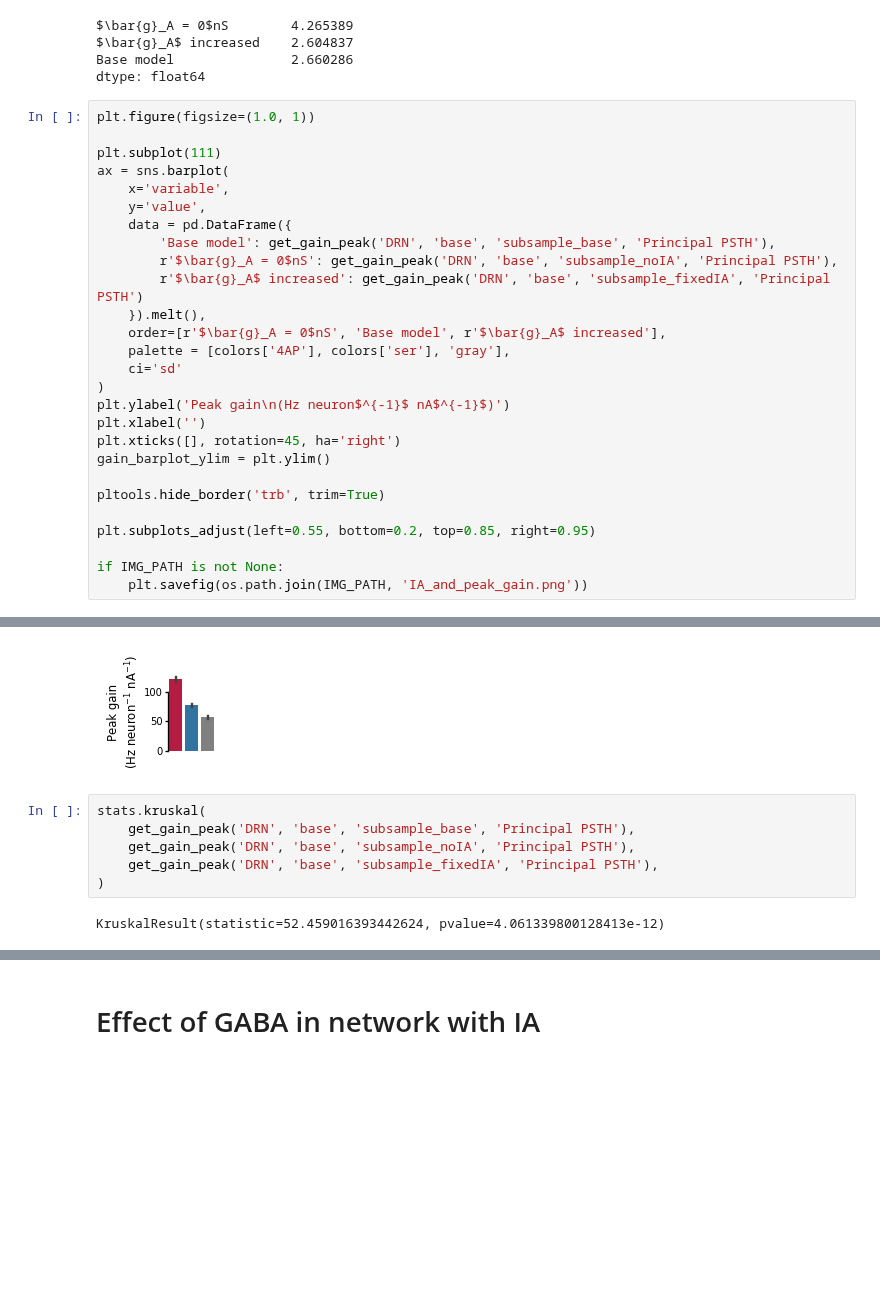
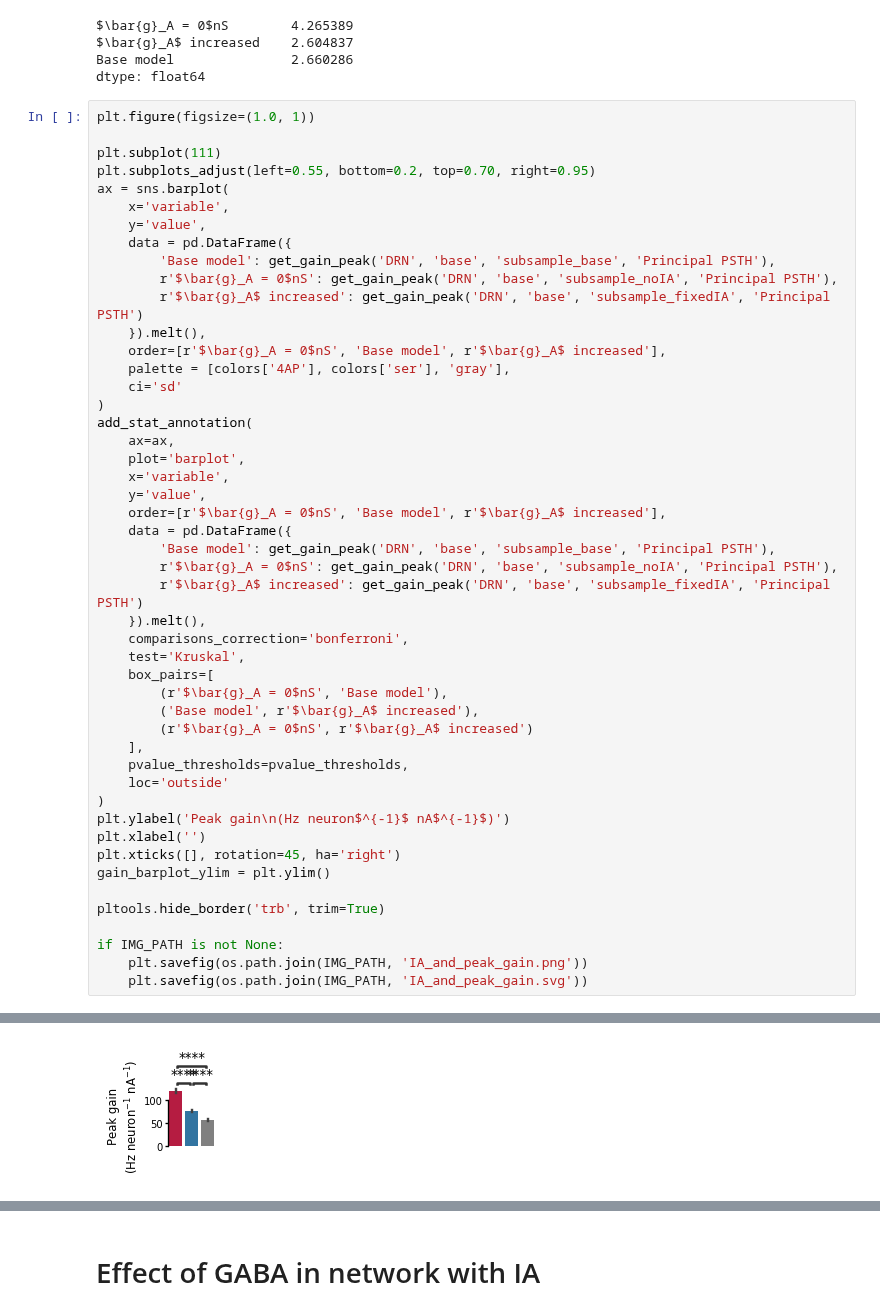
Before and after one commit to nauralcodinglab/raphegif, a Jupyter notebook: figs/scripts/writeup/gain_illustration.ipynb, the cells around one changed output, grey strips where cells are left out. Saved outputs shown, nothing was run; the diff lists cells and outputs as text; blank space fills up the shorter version.

Commit message:
Add significance to gain simulations with statannot

```diff
--- a/figs/scripts/writeup/gain_illustration.ipynb
+++ b/figs/scripts/writeup/gain_illustration.ipynb
@@ -488,6 +489,7 @@ dtype: float64
 plt.figure(figsize=(1.0, 1))
 
 plt.subplot(111)
+plt.subplots_adjust(left=0.55, bottom=0.2, top=0.70, right=0.95)
 ax = sns.barplot(
     x='variable',
     y='value',
@@ -500,6 +502,27 @@ ax = sns.barplot(
     palette = [colors['4AP'], colors['ser'], 'gray'],
     ci='sd'
 )
+add_stat_annotation(
+    ax=ax,
+    plot='barplot',
+    x='variable',
+    y='value',
+    order=[r'$\bar{g}_A = 0$nS', 'Base model', r'$\bar{g}_A$ increased'],
+    data = pd.DataFrame({
+        'Base model': get_gain_peak('DRN', 'base', 'subsample_base', 'Principal PSTH'),
+        r'$\bar{g}_A = 0$nS': get_gain_peak('DRN', 'base', 'subsample_noIA', 'Principal PSTH'),
+        r'$\bar{g}_A$ increased': get_gain_peak('DRN', 'base', 'subsample_fixedIA', 'Principal PSTH')
+    }).melt(),
+    comparisons_correction='bonferroni',
+    test='Kruskal',
+    box_pairs=[
+        (r'$\bar{g}_A = 0$nS', 'Base model'),
+        ('Base model', r'$\bar{g}_A$ increased'),
+        (r'$\bar{g}_A = 0$nS', r'$\bar{g}_A$ increased')
+    ],
+    pvalue_thresholds=pvalue_thresholds,
+    loc='outside'
+)
 plt.ylabel('Peak gain\n(Hz neuron$^{-1}$ nA$^{-1}$)')
 plt.xlabel('')
 plt.xticks([], rotation=45, ha='right')
@@ -507,8 +530,7 @@ gain_barplot_ylim = plt.ylim()
 
 pltools.hide_border('trb', trim=True)
 
-plt.subplots_adjust(left=0.55, bottom=0.2, top=0.85, right=0.95)
-
 if IMG_PATH is not None:
     plt.savefig(os.path.join(IMG_PATH, 'IA_and_peak_gain.png'))
+    plt.savefig(os.path.join(IMG_PATH, 'IA_and_peak_gain.svg'))
 # %% [output]
@@ -515,12 +548,4 @@ if IMG_PATH is not None:
-[figure, old version]
+[figure, new version]
-# %%
-stats.kruskal(
-    get_gain_peak('DRN', 'base', 'subsample_base', 'Principal PSTH'),
-    get_gain_peak('DRN', 'base', 'subsample_noIA', 'Principal PSTH'),
-    get_gain_peak('DRN', 'base', 'subsample_fixedIA', 'Principal PSTH'),
-)
-# %% [output]
-KruskalResult(statistic=52.459016393442624, pvalue=4.061339800128413e-12)
 # %%
 plt.figure(figsize=(1.0, 1))
 
```
Also changed, not shown: parts of 28 cells of this notebook.
